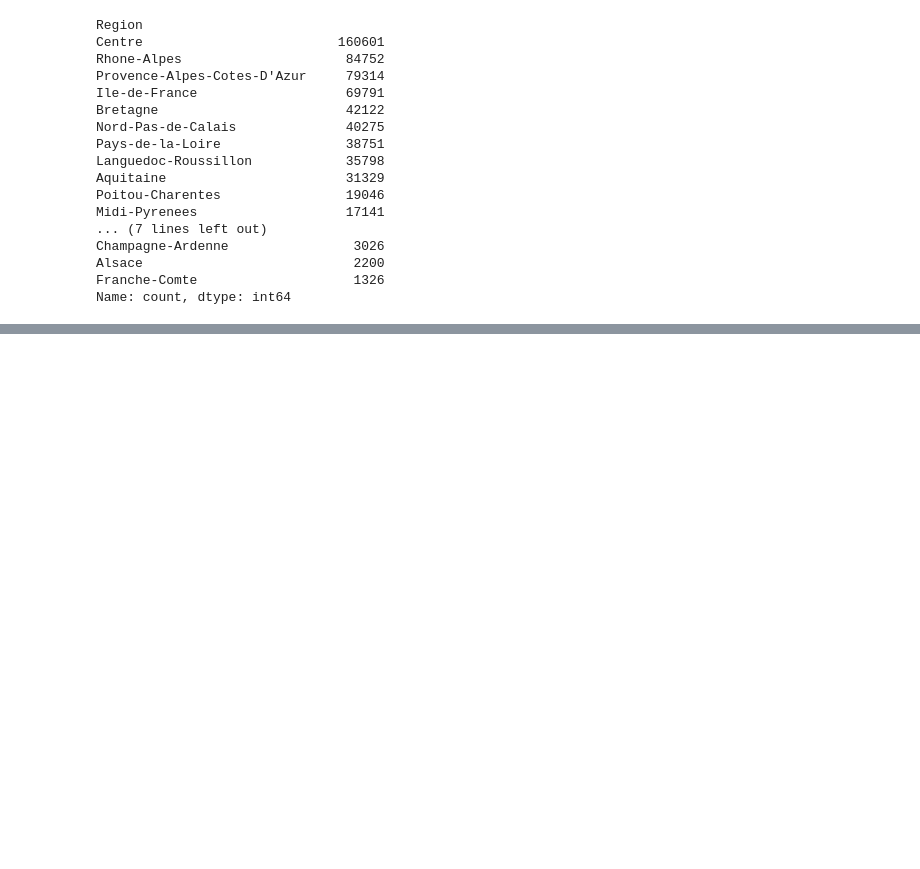
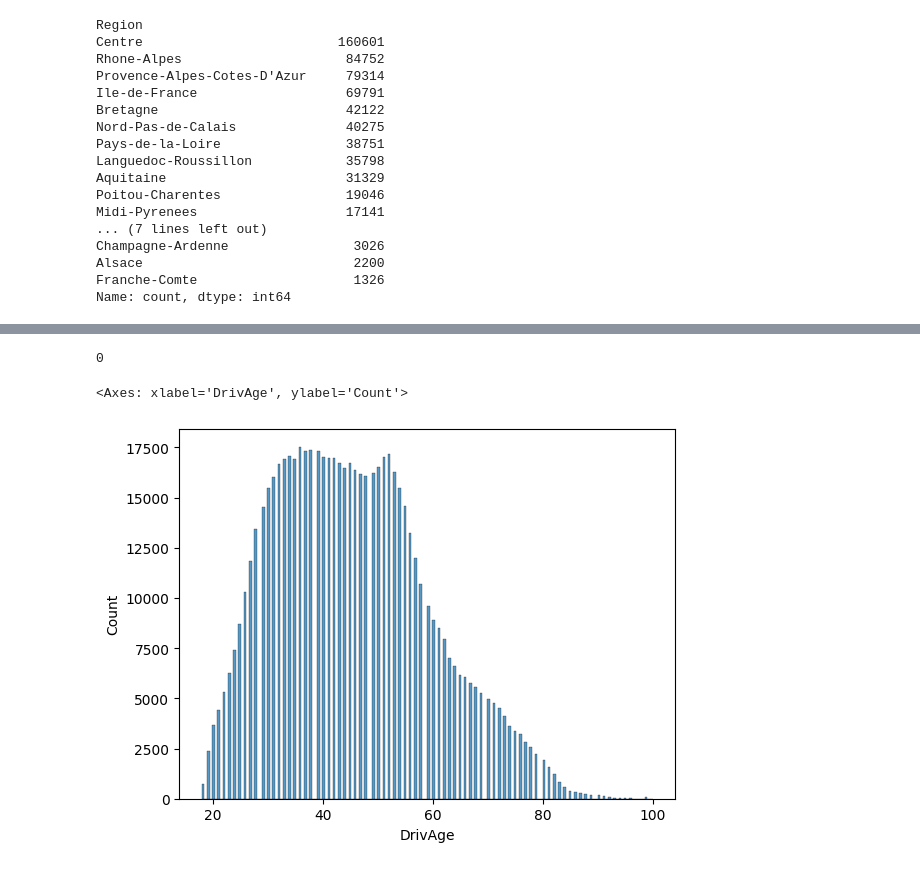
Before and after one commit to krzpiesiewicz/claim-modelling-kedro, a Jupyter notebook: claim_modelling_kedro/notebooks/features_analysis.ipynb, the cells around one changed output, grey strips where cells are left out. Cells and saved outputs as stored; diff of their text form; code cells hidden in the pictures; blank space fills up the shorter version.

```diff
--- a/claim_modelling_kedro/notebooks/features_analysis.ipynb
+++ b/claim_modelling_kedro/notebooks/features_analysis.ipynb
@@ -106,0 +131,9 @@ Name: count, dtype: int64
+# %%
+sum(data.DrivAge < 18)
+# %% [output]
+0
+# %%
+sns.histplot(data.DrivAge)
+# %% [output]
+<Axes: xlabel='DrivAge', ylabel='Count'>
+[figure, added]
```
Also changed, not shown: parts of 41 cells of this notebook.
